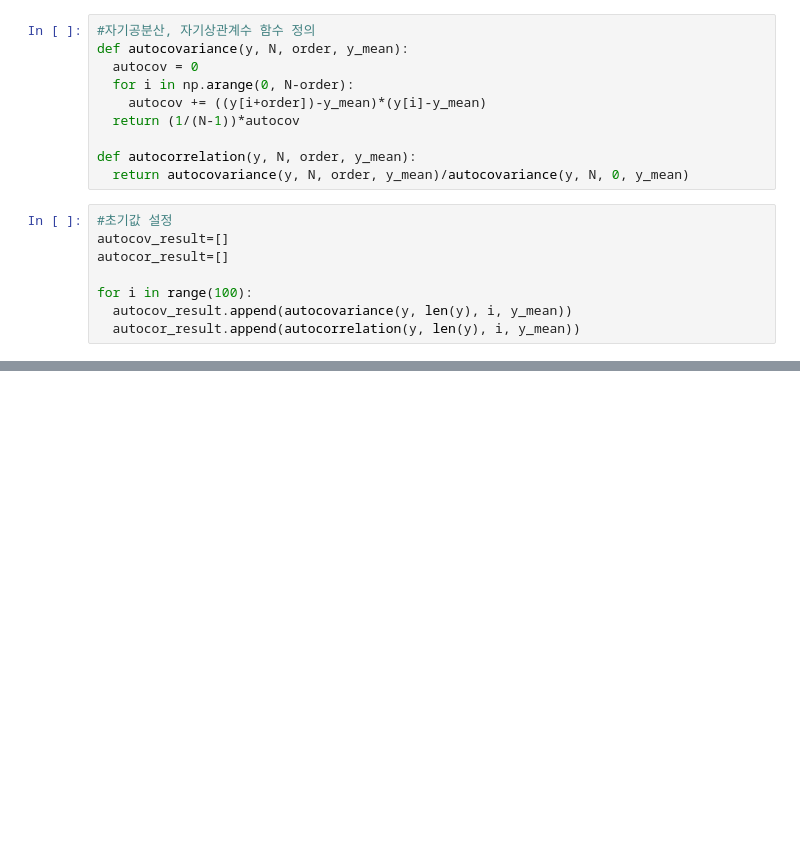
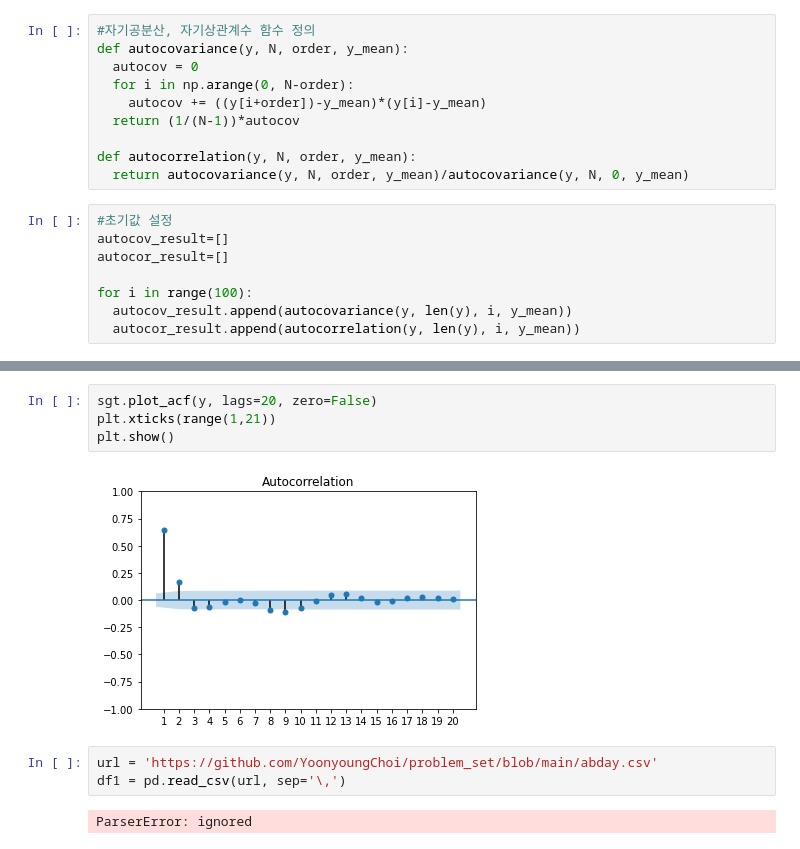
Before and after one commit to YoonyoungChoi/problem_set, a Jupyter notebook: STA503_Problem_Set4.ipynb, the cells around one changed output, grey strips where cells are left out. Drawn from its saved outputs; the diff is of its cells as text; blank space fills up the shorter version.

```diff
--- a/STA503_Problem_Set4.ipynb
+++ b/STA503_Problem_Set4.ipynb
@@ -82,0 +82,11 @@ plt.legend()
+# %%
+sgt.plot_acf(y, lags=20, zero=False)
+plt.xticks(range(1,21))
+plt.show()
+# %% [output]
+[figure, added]
+# %%
+url = 'https://github.com/YoonyoungChoi/problem_set/blob/main/abday.csv'
+df1 = pd.read_csv(url, sep='\,')
+# %% [output]
+ParserError: ignored
```
Also changed, not shown: parts of 6 cells of this notebook.
